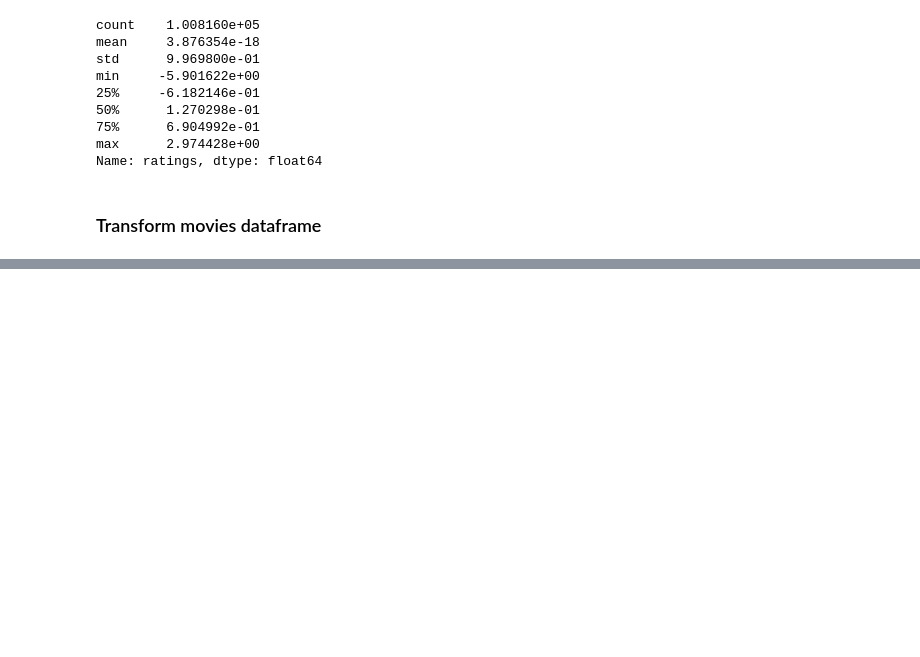
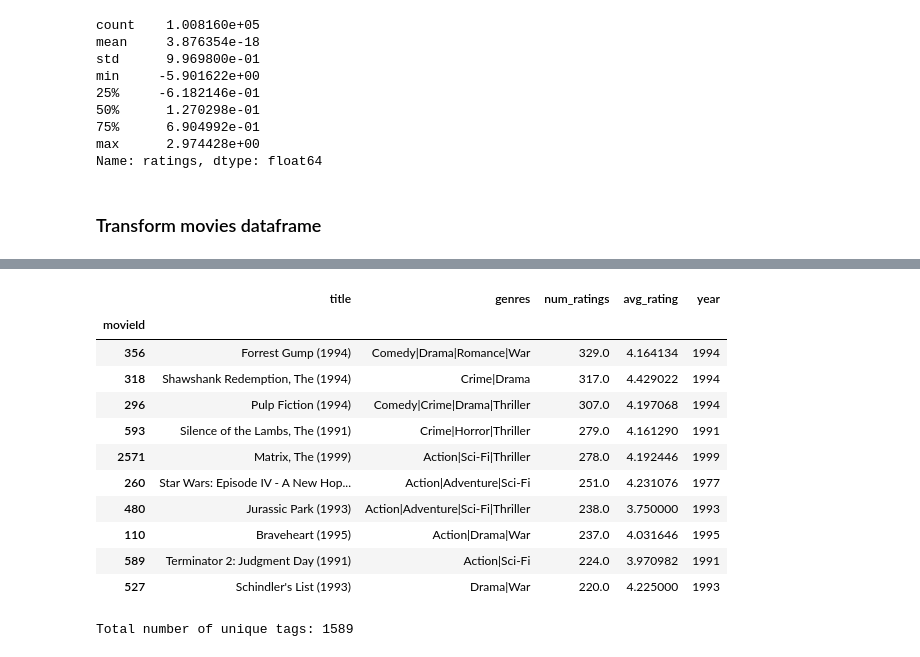
Before and after one commit to Jingxixi/Movie-Recommender, a Jupyter notebook: Data_Processing.ipynb, the cells around one changed output, grey strips where cells are left out. Cells and saved outputs as stored; diff of their text form; code cells hidden in the pictures; blank space fills up the shorter version.

```diff
--- a/Data_Processing.ipynb
+++ b/Data_Processing.ipynb
@@ -176,0 +174,21 @@ movies.head()
+# %%
+#Top ten rated movies
+movies.sort_values(by=['num_ratings'],ascending=False).head(10)
+# %% [output]
+|  | title | genres | num_ratings | avg_rating | year |
+| movieId |  |  |  |  |  |
+| 356 | Forrest Gump (1994) | Comedy|Drama|Romance|War | 329.0 | 4.164134 | 1994 |
+| 318 | Shawshank Redemption, The (1994) | Crime|Drama | 317.0 | 4.429022 | 1994 |
+| 296 | Pulp Fiction (1994) | Comedy|Crime|Drama|Thriller | 307.0 | 4.197068 | 1994 |
+| 593 | Silence of the Lambs, The (1991) | Crime|Horror|Thriller | 279.0 | 4.161290 | 1991 |
+| 2571 | Matrix, The (1999) | Action|Sci-Fi|Thriller | 278.0 | 4.192446 | 1999 |
+| 260 | Star Wars: Episode IV - A New Hop... | Action|Adventure|Sci-Fi | 251.0 | 4.231076 | 1977 |
+| 480 | Jurassic Park (1993) | Action|Adventure|Sci-Fi|Thriller | 238.0 | 3.750000 | 1993 |
+| 110 | Braveheart (1995) | Action|Drama|War | 237.0 | 4.031646 | 1995 |
+| 589 | Terminator 2: Judgment Day (1991) | Action|Sci-Fi | 224.0 | 3.970982 | 1991 |
+| 527 | Schindler's List (1993) | Drama|War | 220.0 | 4.225000 | 1993 |
+# %%
+#tag analysis
+print('Total number of unique tags:', len(tags.tag.unique()))
+# %% [output]
+Total number of unique tags: 1589
```
Also changed, not shown: parts of 9 cells of this notebook.
